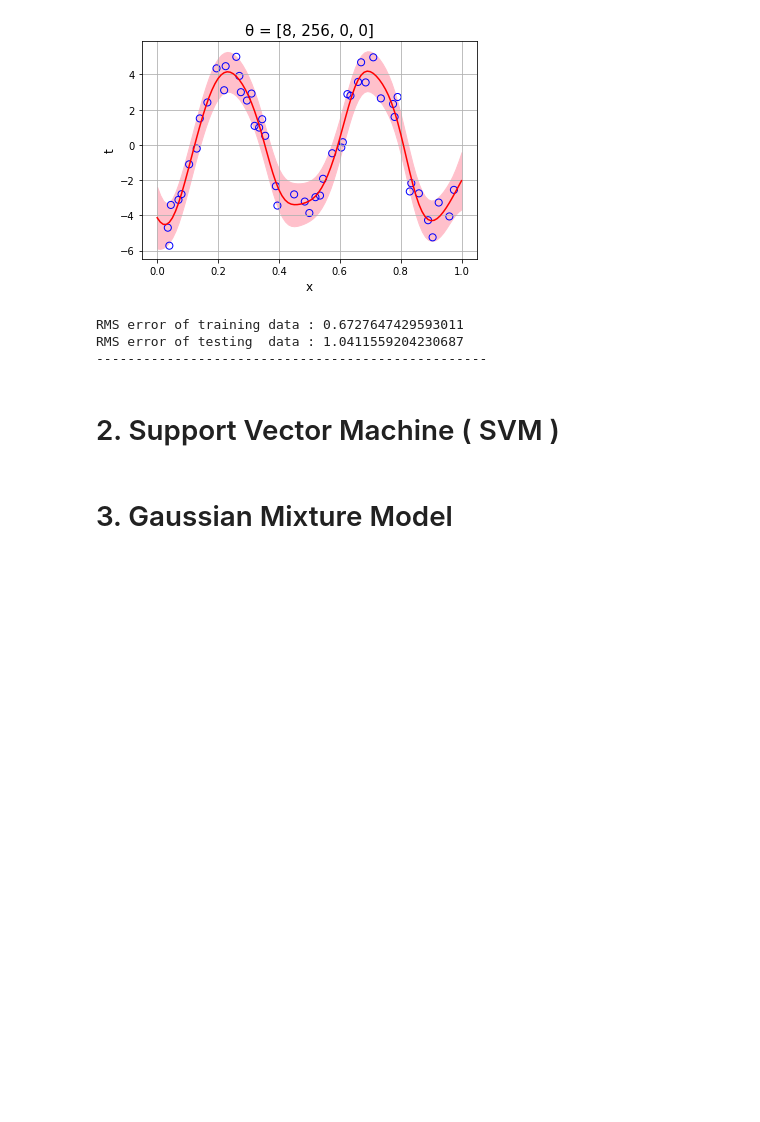
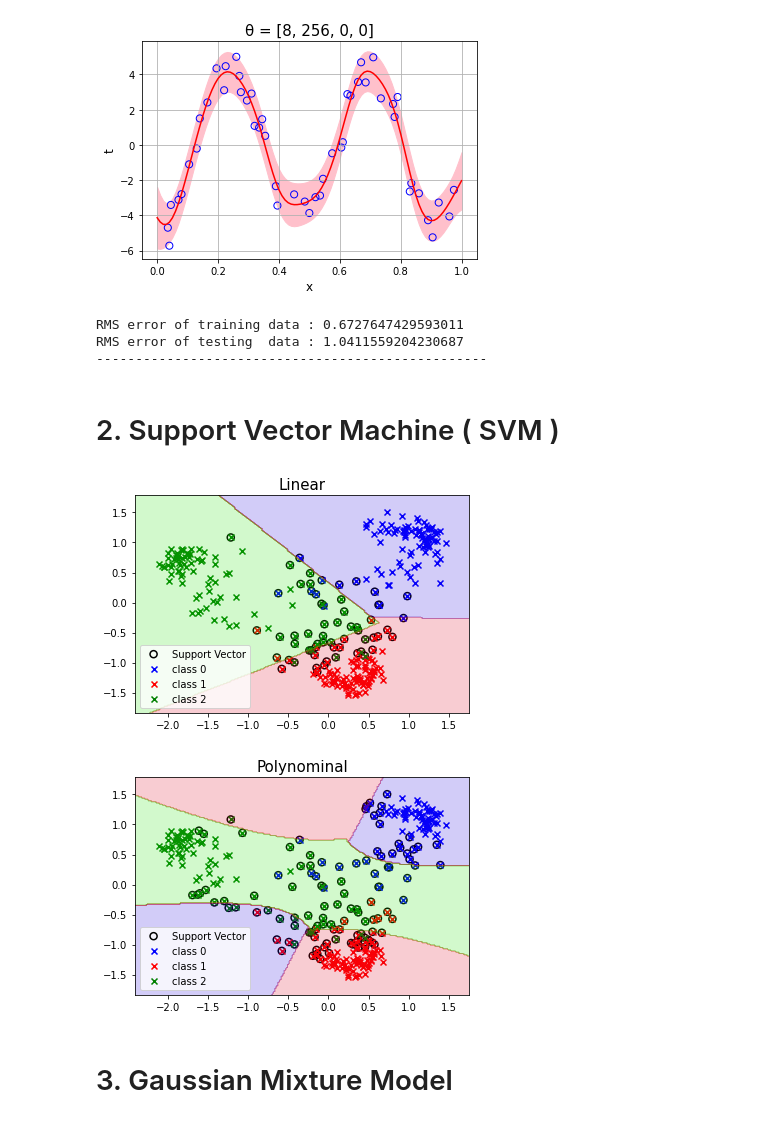
Before and after one commit to Louis5228/2020-Machine-Learning, a Jupyter notebook: hw3_309512014.ipynb, the cells around one changed output. Drawn from its saved outputs; the diff is of its cells as text; code cells hidden in the pictures; blank space fills up the shorter version.

```diff
--- a/hw3_309512014.ipynb
+++ b/hw3_309512014.ipynb
@@ -114,0 +140,18 @@ RMS error of testing  data : 1.0411559204230687
+# %%
+pca_x = PCA(2, x_data)
+x_train = (pca_x - np.mean(pca_x)) / np.std(pca_x) # Normalize
+t_train = t_data
+# %%
+def cal_phi_x(x, _type):
+  if _type == 'Linear':
+    phi_x = x
+  else:
+    if len(x.shape) == 1:
+      phi_x = np.vstack((x[0]**2, np.sqrt(2)*x[0]*x[1], x[1]**2)).T
+    else:
+      phi_x = np.vstack((x[:, 0]**2, np.sqrt(2)*x[:, 0]*x[:, 1], x[:, 1]**2)).T
+
+  return phi_x
+
+def kernel_func(xi, xj):
+  return np.dot(cal_phi_x(xi, _type), cal_phi_x(xj, _type).T)
@@ -115,3 +234,30 @@ RMS error of testing  data : 1.0411559204230687
+# %%
+def plot_img(x, t, xx, yy, prediction):
+  c0_indx = np.where(t == 0)[0]
+  c1_indx = np.where(t == 1)[0]
+  c2_indx = np.where(t == 2)[0]
+  plt.title(_type, fontsize = 15)
+  plt.scatter(x[sv_indx, 0], x[sv_indx, 1], s=50, facecolors='none', edgecolors='k', linewidths=1.5, label="Support Vector")
+  plt.scatter(x[c0_indx][:, 0], x[c0_indx][:, 1], c='b', marker='x', label="class 0")
+  plt.scatter(x[c1_indx][:, 0], x[c1_indx][:, 1], c='r', marker='x', label="class 1")
+  plt.scatter(x[c2_indx][:, 0], x[c2_indx][:, 1], c='g', marker='x', label="class 2")
+  plt.contourf(xx, yy, prediction, alpha=0.2, cmap=plt.cm.brg)
+  plt.legend()
+  plt.show()
+# %%
+class_l = ['Linear', 'Polynominal']
+C = 1
+class_label = [(0, 1), (0, 2), (1, 2)]
+for c in class_l:
+  _type = c
+  coef, sv_indx = fit(x_train, t_train)
+  weight_dict, bias_dict = train(x_train, t_train)
+  xx, yy = make_meshgrid(x_train[:, 0], x_train[:, 1])
+  prediction = predict(np.column_stack((xx.flatten(), yy.flatten())))
+  plot_img(x_train, t_train, xx, yy, np.array(prediction).reshape(xx.shape))
+# %% [output]
+[figure, added]
+[figure, added]
 # %% [markdown]
 # 3. Gaussian Mixture Model
 # %%
```
Also changed, not shown: parts of 11 cells of this notebook.
